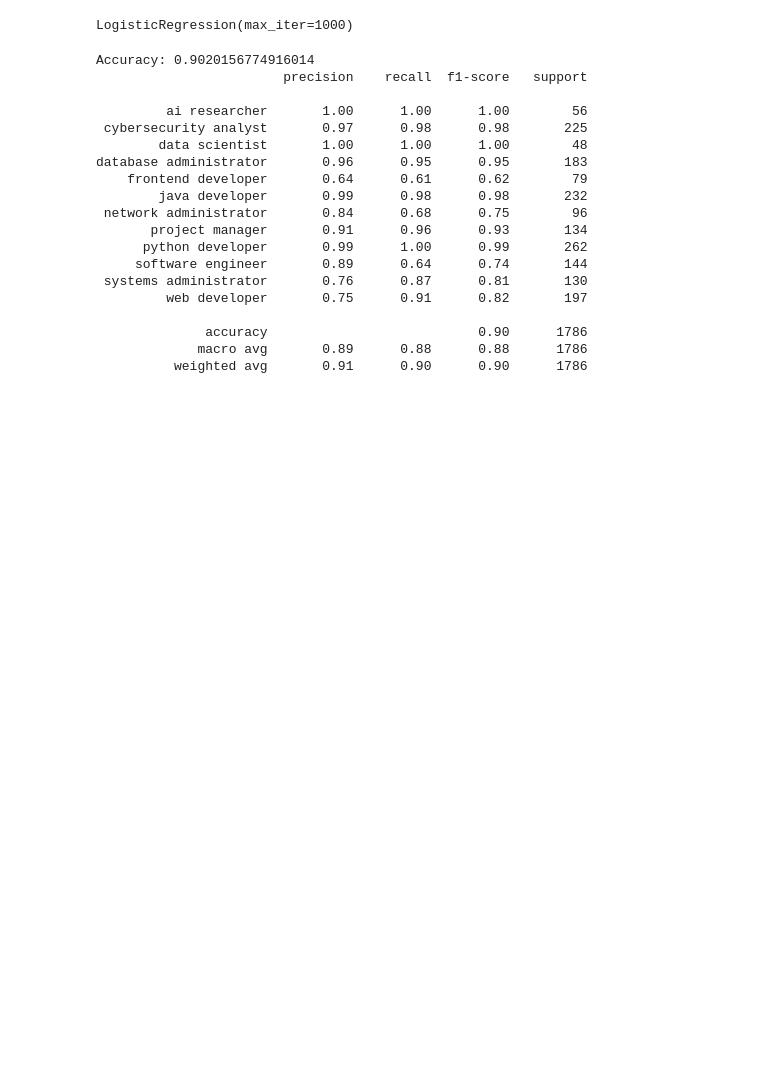
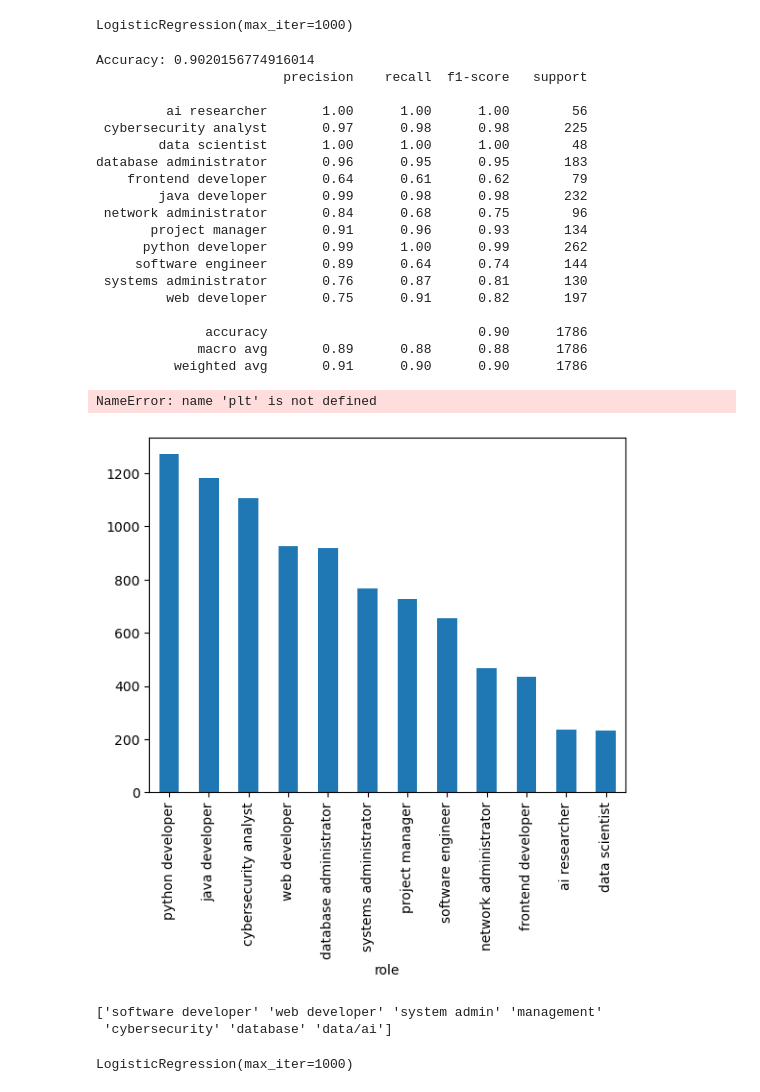
Before and after one commit to Varun-354/ParakhIQ, a Jupyter notebook: V3/preprocessing.ipynb, the cells around one changed output. Cells and saved outputs as stored; diff of their text form; code cells hidden in the pictures; blank space fills up the shorter version.

```diff
--- a/V3/preprocessing.ipynb
+++ b/V3/preprocessing.ipynb
@@ -673,3 +673,15 @@ database administrator       0.96      0.95      0.95       183
               accuracy                           0.90      1786
              macro avg       0.89      0.88      0.88      1786
           weighted avg       0.91      0.90      0.90      1786
+# %%
+final_df['role'].value_counts().plot(kind='bar')
+
+plt.title("Role Distribution")
+plt.xlabel("Roles")
+plt.ylabel("Count")
+plt.xticks(rotation=90)
+
+plt.show()
+# %% [output]
+NameError: name 'plt' is not defined
+[figure, added]
@@ -675,0 +711,5 @@ database administrator       0.96      0.95      0.95       183
+# %%
+print(final_df['role'].unique())
+# %% [output]
+['software developer' 'web developer' 'system admin' 'management'
+ 'cybersecurity' 'database' 'data/ai']
@@ -675,0 +731,7 @@ database administrator       0.96      0.95      0.95       183
+# %%
+from sklearn.linear_model import LogisticRegression
+
+model = LogisticRegression(max_iter=1000)
+model.fit(X_train, y_train)
+# %% [output]
+LogisticRegression(max_iter=1000)
```
Also changed, not shown: parts of 8 cells of this notebook, 12 other files.
